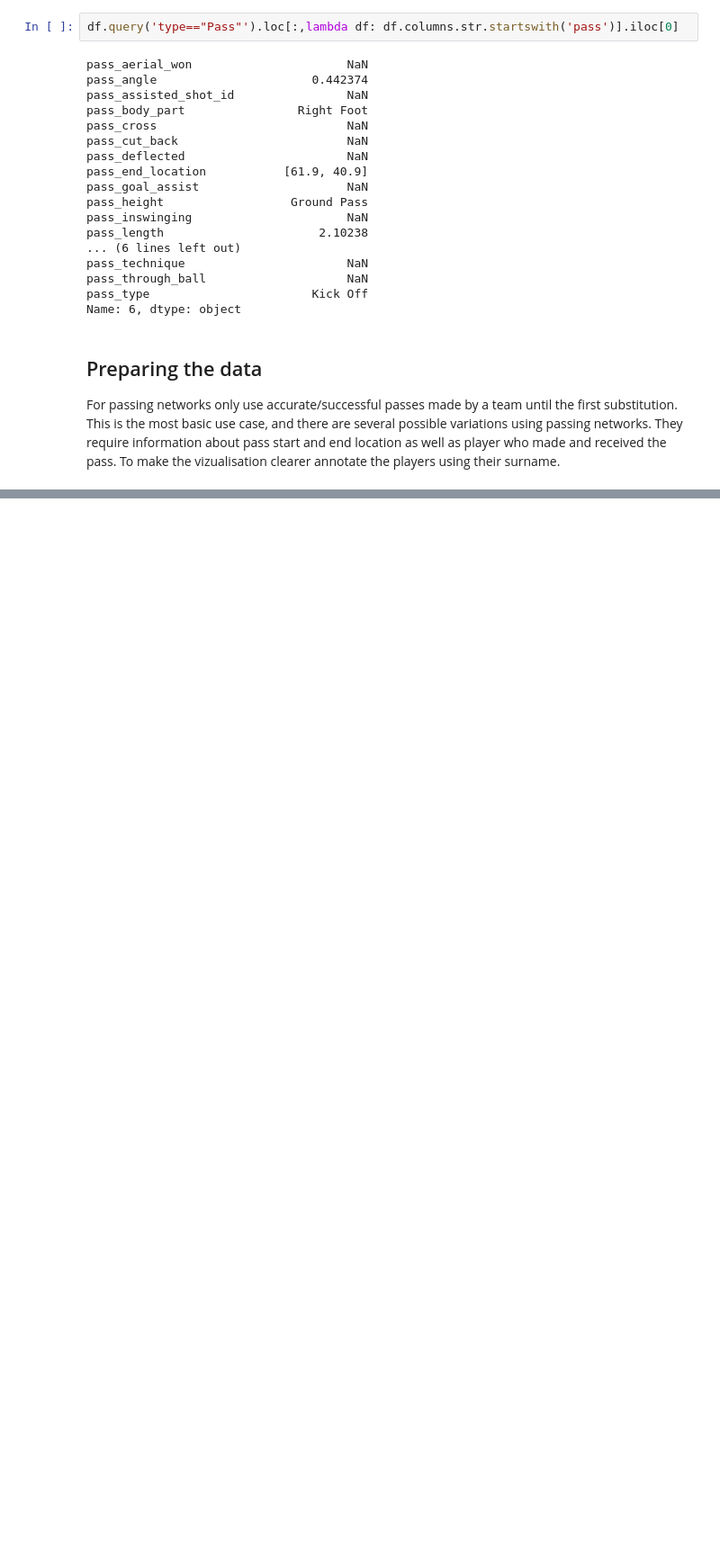
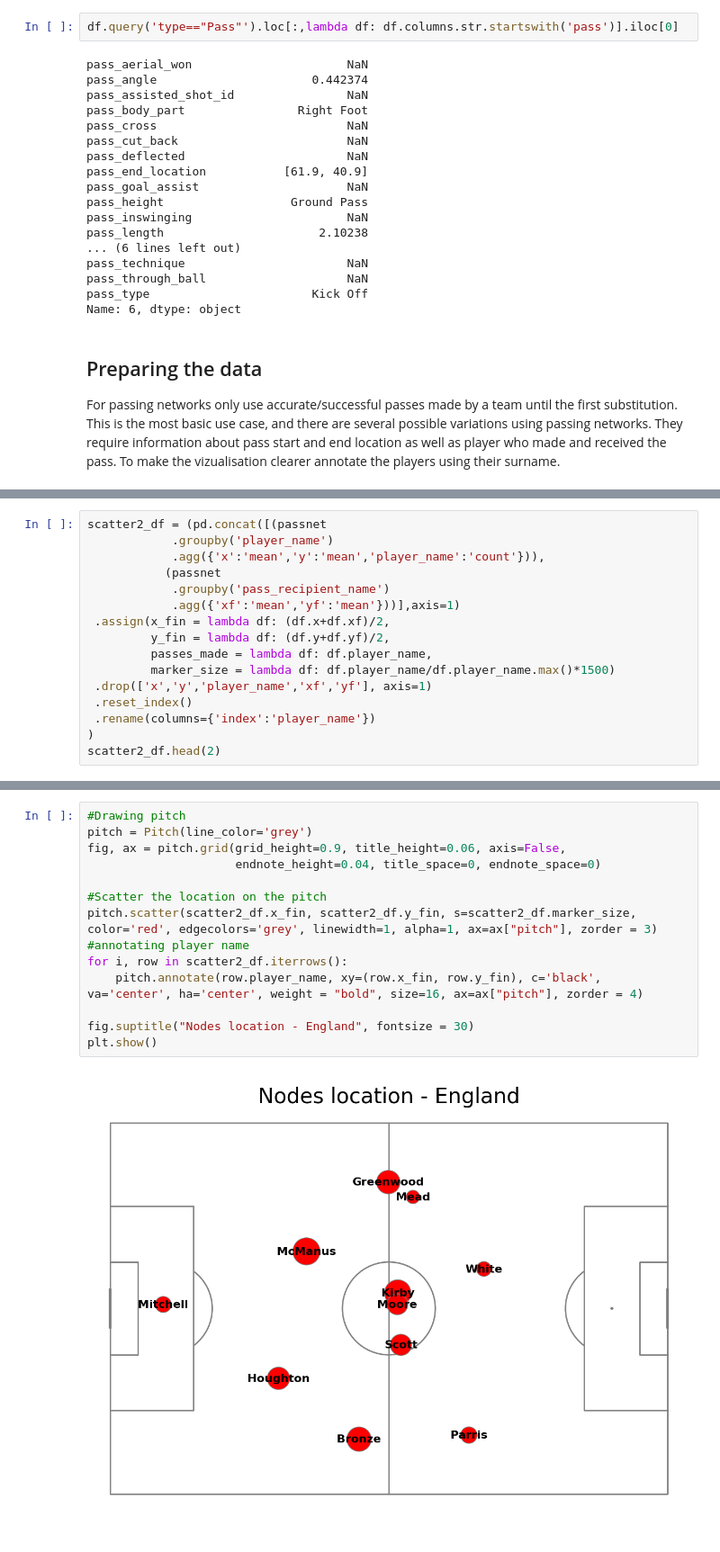
Before and after one commit to khoffLSU/footy_analytics, a Jupyter notebook: Visualizing Football - passing network.ipynb, the cells around one changed output, grey strips where cells are left out. Shown at 90% size. Saved outputs shown, nothing was run; the diff lists cells and outputs as text; blank space fills up the shorter version.

```diff
--- a/Visualizing Football - passing network.ipynb
+++ b/Visualizing Football - passing network.ipynb
@@ -77,0 +129,16 @@ sub
+# %%
+scatter2_df = (pd.concat([(passnet
+            .groupby('player_name')
+            .agg({'x':'mean','y':'mean','player_name':'count'})),
+           (passnet
+            .groupby('pass_recipient_name')
+            .agg({'xf':'mean','yf':'mean'}))],axis=1)
+ .assign(x_fin = lambda df: (df.x+df.xf)/2,
+         y_fin = lambda df: (df.y+df.yf)/2,
+         passes_made = lambda df: df.player_name,
+         marker_size = lambda df: df.player_name/df.player_name.max()*1500)
+ .drop(['x','y','player_name','xf','yf'], axis=1)
+ .reset_index()
+ .rename(columns={'index':'player_name'})
+)
+scatter2_df.head(2)
@@ -77,0 +214,16 @@ sub
+# %%
+#Drawing pitch
+pitch = Pitch(line_color='grey')
+fig, ax = pitch.grid(grid_height=0.9, title_height=0.06, axis=False,
+                     endnote_height=0.04, title_space=0, endnote_space=0)
+
+#Scatter the location on the pitch
+pitch.scatter(scatter2_df.x_fin, scatter2_df.y_fin, s=scatter2_df.marker_size, color='red', edgecolors='grey', linewidth=1, alpha=1, ax=ax["pitch"], zorder = 3)
+#annotating player name
+for i, row in scatter2_df.iterrows():
+    pitch.annotate(row.player_name, xy=(row.x_fin, row.y_fin), c='black', va='center', ha='center', weight = "bold", size=16, ax=ax["pitch"], zorder = 4)
+
+fig.suptitle("Nodes location - England", fontsize = 30)
+plt.show()
+# %% [output]
+[figure, added]
```
Also changed, not shown: parts of 20 cells of this notebook.
